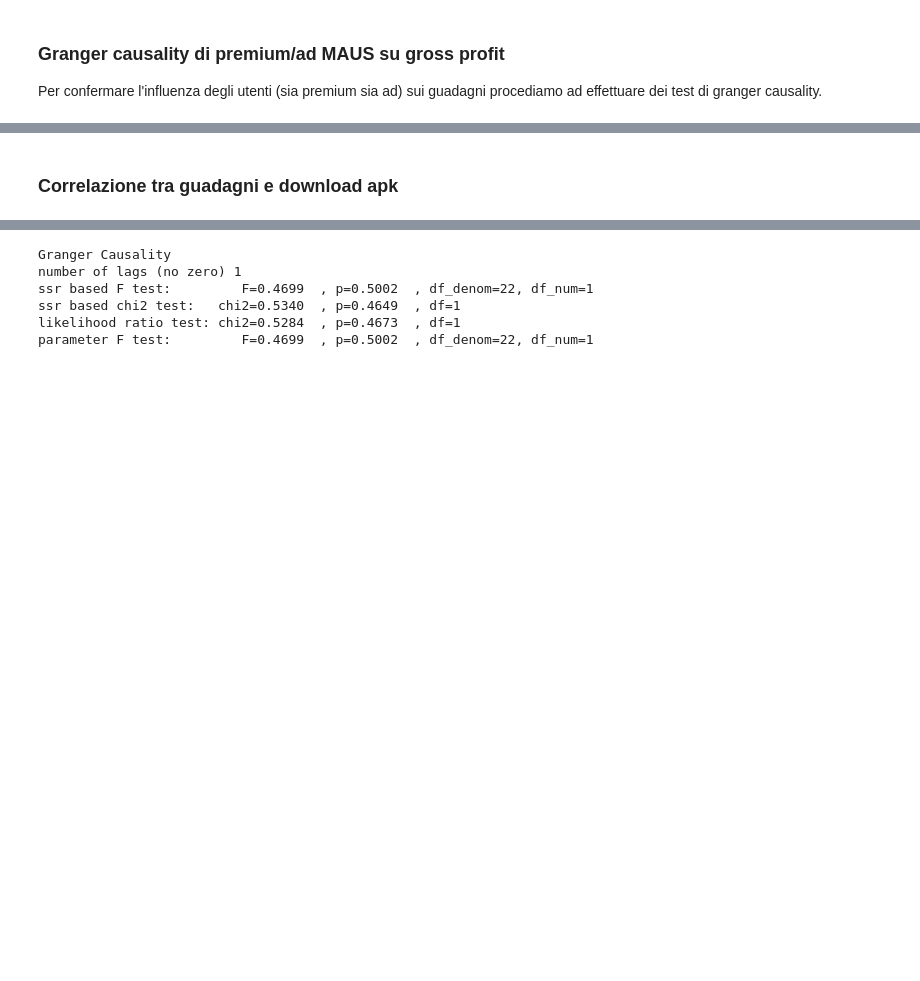
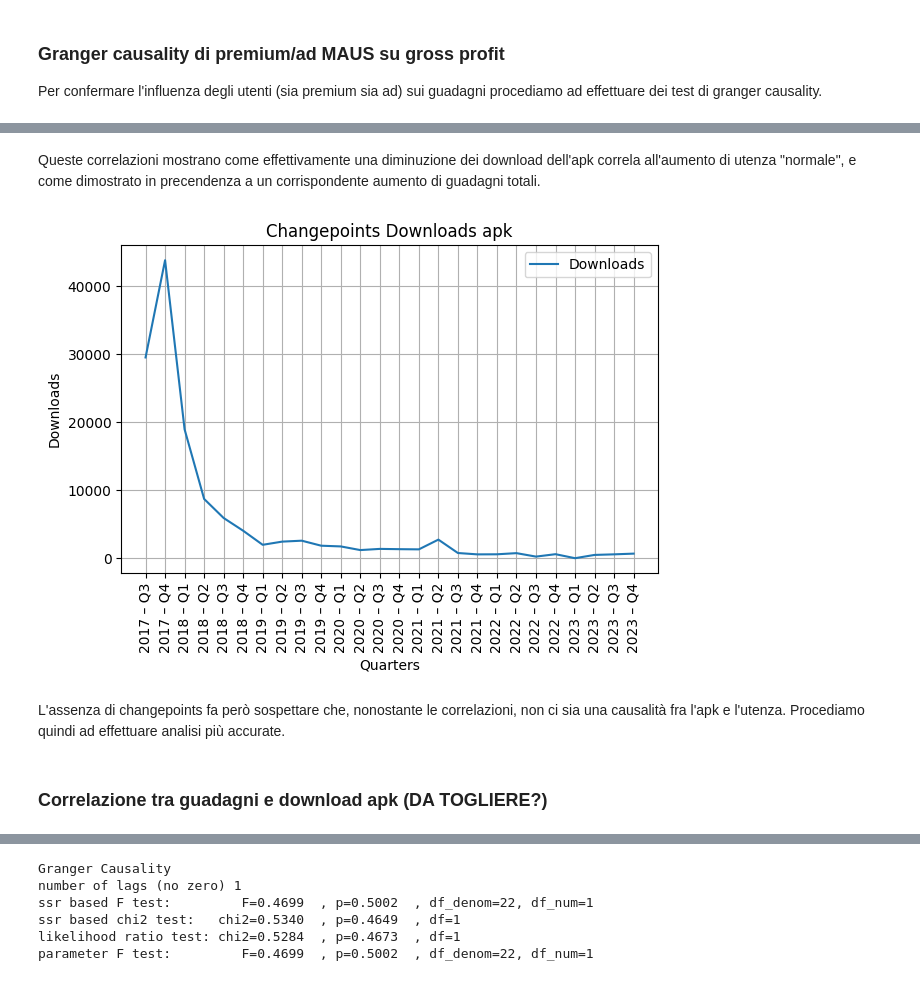
Before and after one commit to riccardoscotti/hds-music-industry, a Jupyter notebook: src/final2.ipynb, the cells around one changed output, grey strips where cells are left out. Saved outputs shown, nothing was run; the diff lists cells and outputs as text; code cells hidden in the pictures; blank space fills up the shorter version.

```diff
--- a/src/final2.ipynb
+++ b/src/final2.ipynb
@@ -411,8 +489,38 @@ p-value: 2.7168222882982103e-11
 
 Kendall Tau correlation: -0.7846153846153847
 p-value: 1.030182378596434e-10
+# %% [markdown]
+Queste correlazioni mostrano come effettivamente una diminuzione dei download dell'apk correla all'aumento di utenza
+"normale", e come dimostrato in precendenza a un corrispondente aumento di guadagni totali.
+# %%
+changepoints = dict()
+algo = rpt.Pelt(model='rbf').fit(trunc_apk_quarterly_df['Downloads'].values)
+result = algo.predict(pen=6)
+changepoints['Downloads'] = filter(lambda x: x < trunc_apk_quarterly_df['Downloads'].count(), result)
+
+plt.figure()
+plt.plot(trunc_apk_quarterly_df['Date'], trunc_apk_quarterly_df['Downloads'], label='Downloads')
+
+
+for point in changepoints['Downloads']:
+    plt.plot(point, trunc_apk_quarterly_df['Downloads'].loc[point], 'ro')
+
+
+plt.xticks(rotation=90)
+plt.title('Changepoints Downloads apk')
+plt.xlabel('Quarters')
+plt.ylabel('Downloads')
+plt.legend()
+plt.tight_layout()
+plt.grid()
+
+plt.show()
+# %% [output]
+[figure, added]
+# %% [markdown]
+L'assenza di changepoints fa però sospettare che, nonostante le correlazioni, non ci sia una causalità fra l'apk e l'utenza. Procediamo quindi ad effettuare analisi più accurate.
 # %% [markdown]
-### Correlazione tra guadagni e download apk
+### Correlazione tra guadagni e download apk (DA TOGLIERE?)
 # %%
 pearson_corr_profit, pearson_pvalue = pearsonr(trunc_quarterly_df['Gross Profit'], trunc_apk_quarterly_df['Downloads'])
 print(f'Pearson correlation: {pearson_corr_profit}')
```
Also changed, not shown: parts of 40 cells of this notebook.
